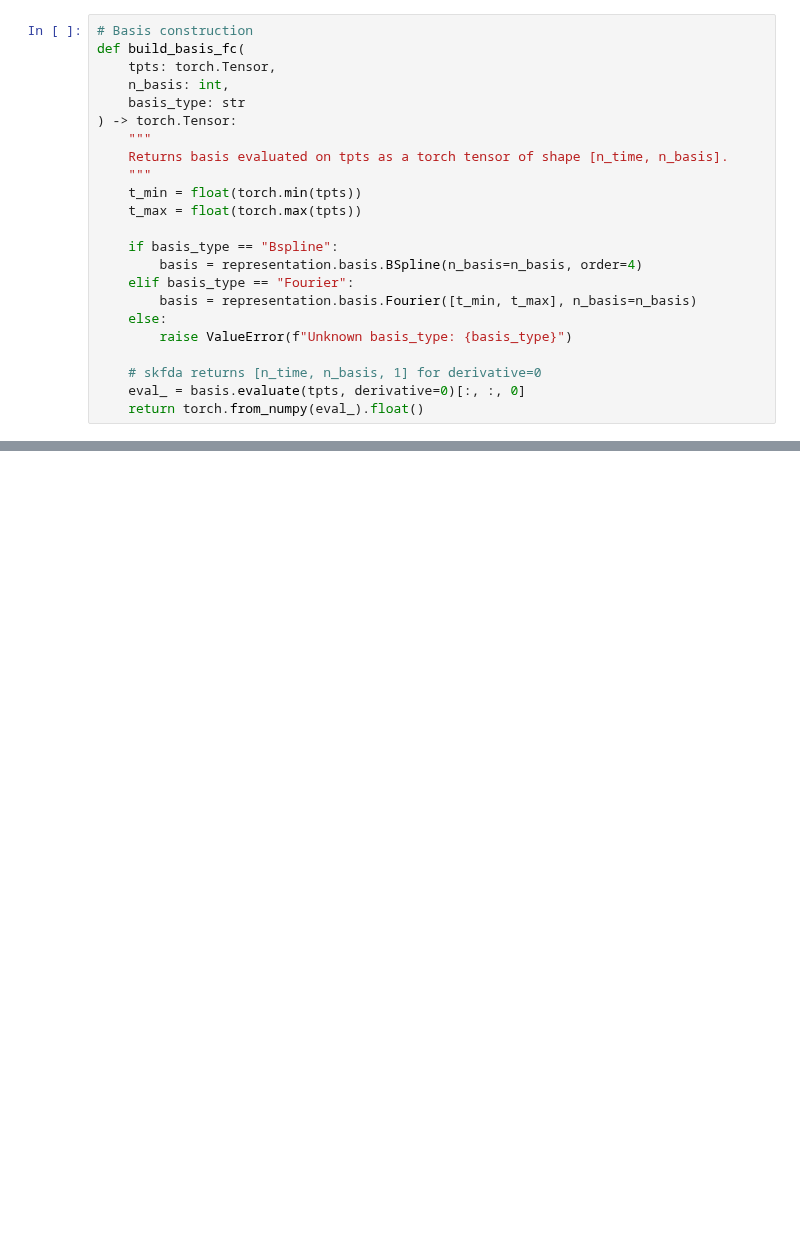
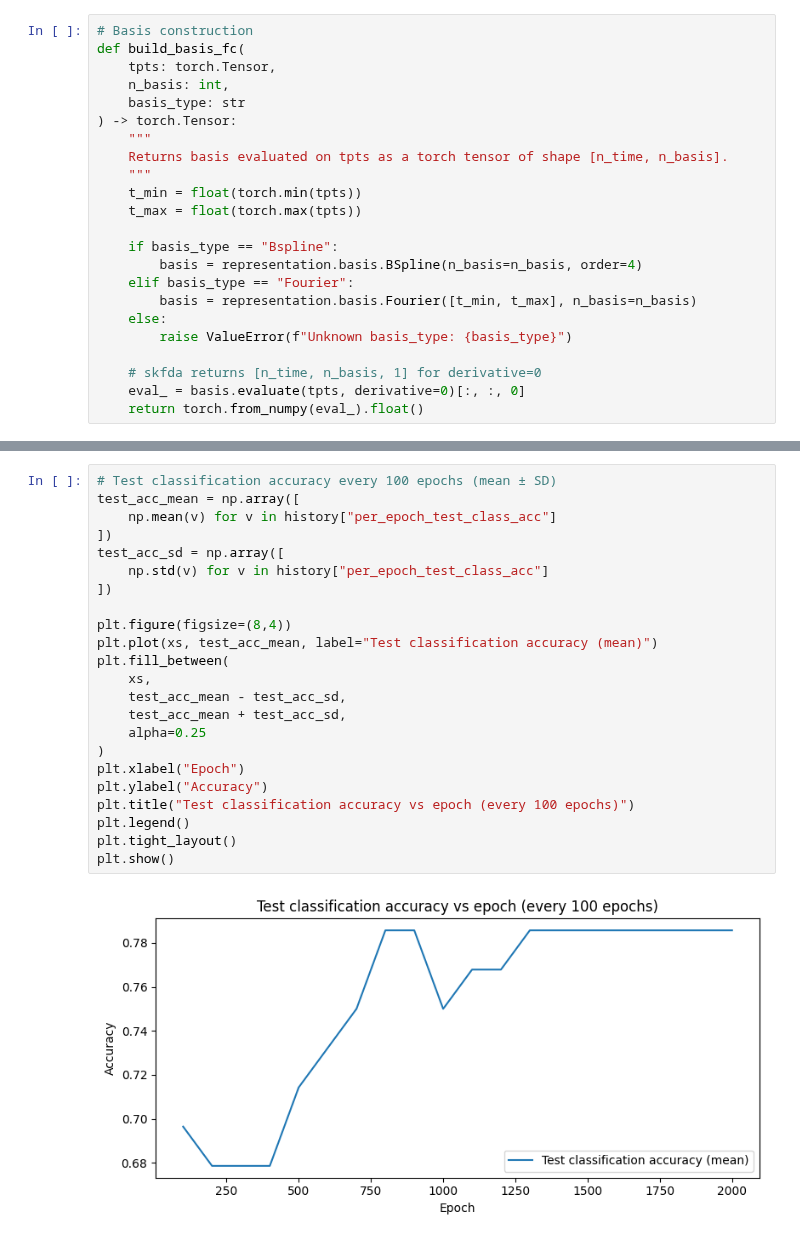
Before and after one commit to mobinapourmoshir/Functional-Autoencoder, a Jupyter notebook: Code/Regular FAE - V1.ipynb, the cells around one changed output, grey strips where cells are left out. Cells and saved outputs as stored; diff of their text form; blank space fills up the shorter version.

```diff
--- a/Code/Regular FAE - V1.ipynb
+++ b/Code/Regular FAE - V1.ipynb
@@ -74,0 +429,25 @@ def build_basis_fc(
+# %%
+# Test classification accuracy every 100 epochs (mean ± SD)
+test_acc_mean = np.array([
+    np.mean(v) for v in history["per_epoch_test_class_acc"]
+])
+test_acc_sd = np.array([
+    np.std(v) for v in history["per_epoch_test_class_acc"]
+])
+
+plt.figure(figsize=(8,4))
+plt.plot(xs, test_acc_mean, label="Test classification accuracy (mean)")
+plt.fill_between(
+    xs,
+    test_acc_mean - test_acc_sd,
+    test_acc_mean + test_acc_sd,
+    alpha=0.25
+)
+plt.xlabel("Epoch")
+plt.ylabel("Accuracy")
+plt.title("Test classification accuracy vs epoch (every 100 epochs)")
+plt.legend()
+plt.tight_layout()
+plt.show()
+# %% [output]
+[figure, added]
```
Also changed, not shown: parts of 8 cells of this notebook.
